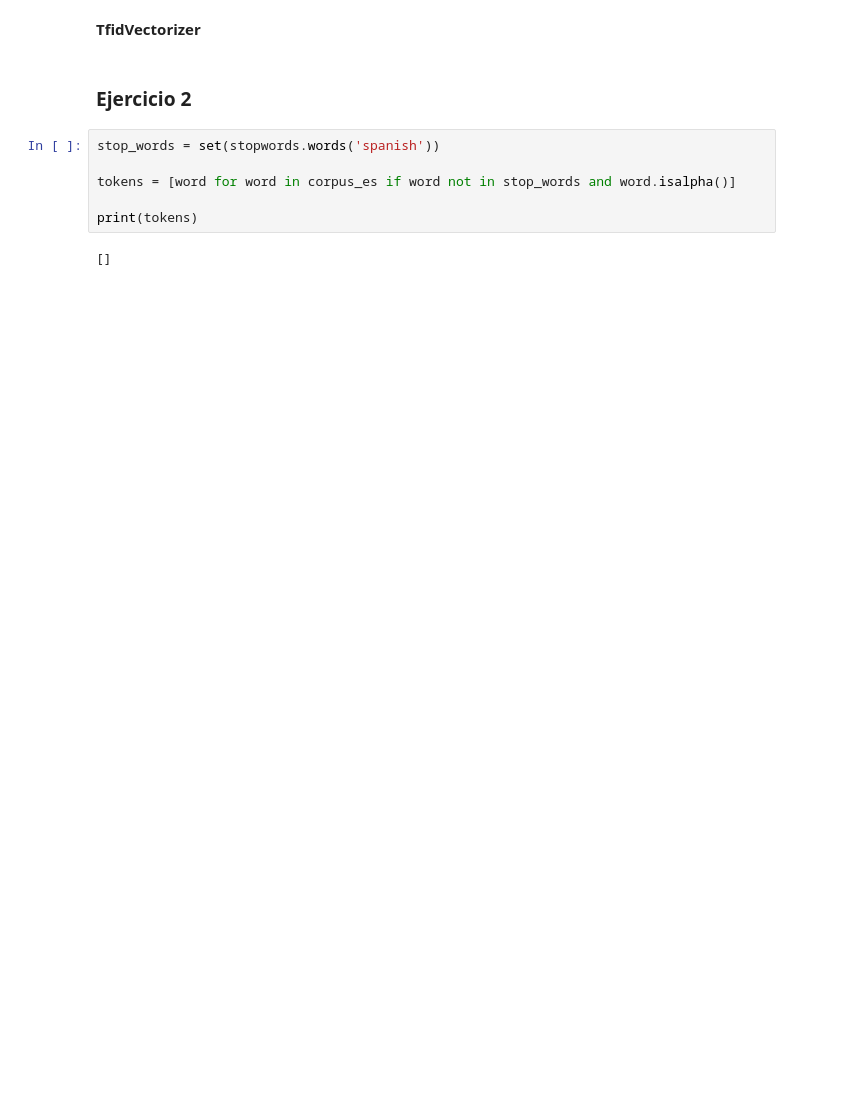
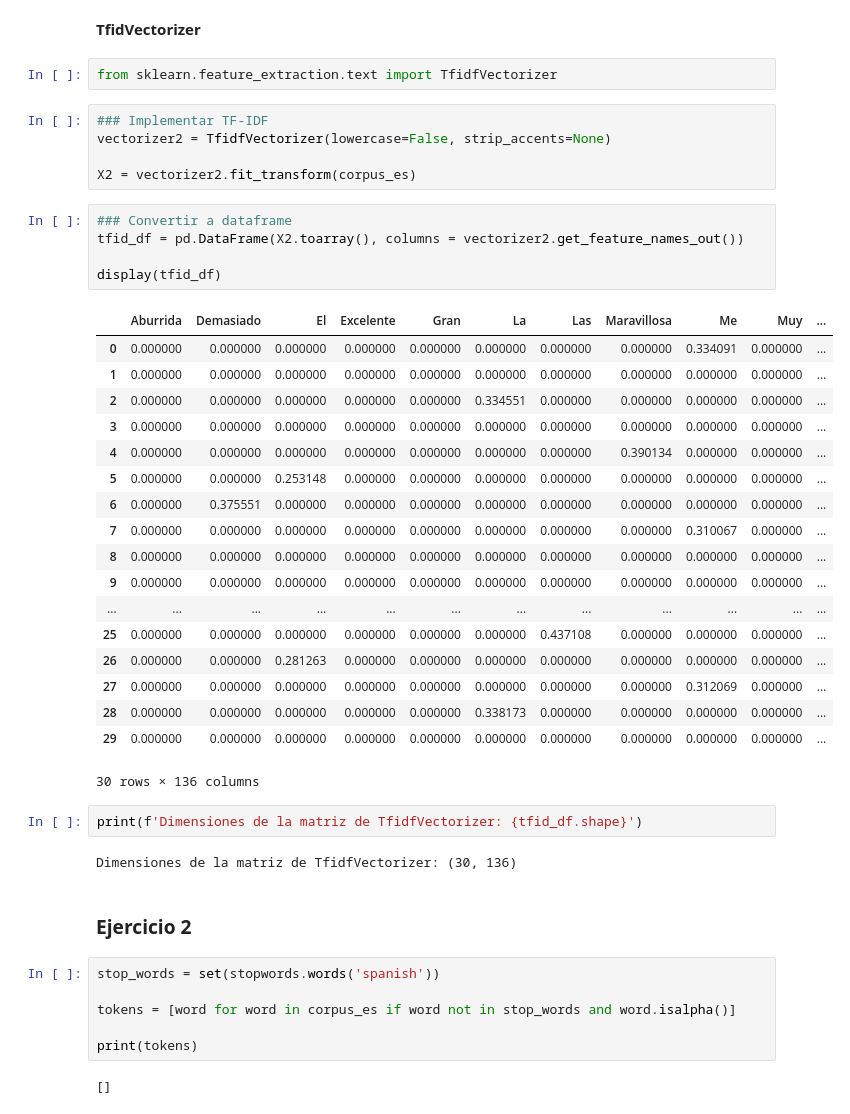
Before and after one commit to LailaBulh/Procesamiento_Lenguaje_Natural, a Jupyter notebook: Representacion_textos_263166.ipynb, the cells around one changed output. Drawn from its saved outputs; the diff is of its cells as text; blank space fills up the shorter version.

```diff
--- a/Representacion_textos_263166.ipynb
+++ b/Representacion_textos_263166.ipynb
@@ -122,5 +122,40 @@ Dimensiones de la matriz: (30, 127)
 # %% [markdown]
 **TfidVectorizer**
+# %%
+from sklearn.feature_extraction.text import TfidfVectorizer
+# %%
+### Implementar TF-IDF
+vectorizer2 = TfidfVectorizer(lowercase=False, strip_accents=None)
+
+X2 = vectorizer2.fit_transform(corpus_es)
+# %%
+### Convertir a dataframe
+tfid_df = pd.DataFrame(X2.toarray(), columns = vectorizer2.get_feature_names_out())
+
+display(tfid_df)
+# %% [output]
+|  | Aburrida | Demasiado | El | Excelente | Gran | La | Las | Maravillosa | Me | Muy | ... |
+| 0 | 0.000000 | 0.000000 | 0.000000 | 0.000000 | 0.000000 | 0.000000 | 0.000000 | 0.000000 | 0.334091 | 0.000000 | ... |
+| 1 | 0.000000 | 0.000000 | 0.000000 | 0.000000 | 0.000000 | 0.000000 | 0.000000 | 0.000000 | 0.000000 | 0.000000 | ... |
+| 2 | 0.000000 | 0.000000 | 0.000000 | 0.000000 | 0.000000 | 0.334551 | 0.000000 | 0.000000 | 0.000000 | 0.000000 | ... |
+| 3 | 0.000000 | 0.000000 | 0.000000 | 0.000000 | 0.000000 | 0.000000 | 0.000000 | 0.000000 | 0.000000 | 0.000000 | ... |
+| 4 | 0.000000 | 0.000000 | 0.000000 | 0.000000 | 0.000000 | 0.000000 | 0.000000 | 0.390134 | 0.000000 | 0.000000 | ... |
+| 5 | 0.000000 | 0.000000 | 0.253148 | 0.000000 | 0.000000 | 0.000000 | 0.000000 | 0.000000 | 0.000000 | 0.000000 | ... |
+| 6 | 0.000000 | 0.375551 | 0.000000 | 0.000000 | 0.000000 | 0.000000 | 0.000000 | 0.000000 | 0.000000 | 0.000000 | ... |
+| 7 | 0.000000 | 0.000000 | 0.000000 | 0.000000 | 0.000000 | 0.000000 | 0.000000 | 0.000000 | 0.310067 | 0.000000 | ... |
+| 8 | 0.000000 | 0.000000 | 0.000000 | 0.000000 | 0.000000 | 0.000000 | 0.000000 | 0.000000 | 0.000000 | 0.000000 | ... |
+| 9 | 0.000000 | 0.000000 | 0.000000 | 0.000000 | 0.000000 | 0.000000 | 0.000000 | 0.000000 | 0.000000 | 0.000000 | ... |
+| ... | ... | ... | ... | ... | ... | ... | ... | ... | ... | ... | ... |
+| 25 | 0.000000 | 0.000000 | 0.000000 | 0.000000 | 0.000000 | 0.000000 | 0.437108 | 0.000000 | 0.000000 | 0.000000 | ... |
+| 26 | 0.000000 | 0.000000 | 0.281263 | 0.000000 | 0.000000 | 0.000000 | 0.000000 | 0.000000 | 0.000000 | 0.000000 | ... |
+| 27 | 0.000000 | 0.000000 | 0.000000 | 0.000000 | 0.000000 | 0.000000 | 0.000000 | 0.000000 | 0.312069 | 0.000000 | ... |
+| 28 | 0.000000 | 0.000000 | 0.000000 | 0.000000 | 0.000000 | 0.338173 | 0.000000 | 0.000000 | 0.000000 | 0.000000 | ... |
+| 29 | 0.000000 | 0.000000 | 0.000000 | 0.000000 | 0.000000 | 0.000000 | 0.000000 | 0.000000 | 0.000000 | 0.000000 | ... |
+30 rows × 136 columns
+# %%
+print(f'Dimensiones de la matriz de TfidfVectorizer: {tfid_df.shape}')
+# %% [output]
+Dimensiones de la matriz de TfidfVectorizer: (30, 136)
 # %% [markdown]
 ### **Ejercicio 2**
 # %%
```
Also changed, not shown: parts of 6 cells of this notebook.
